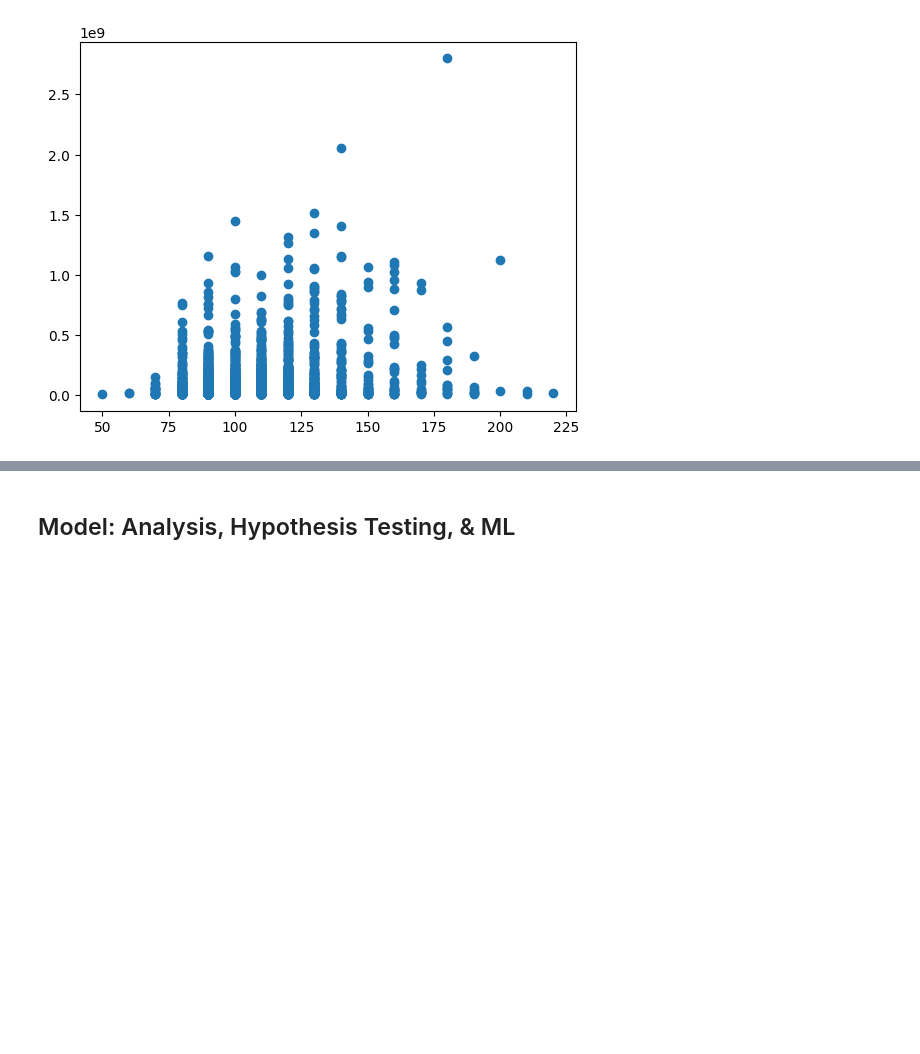
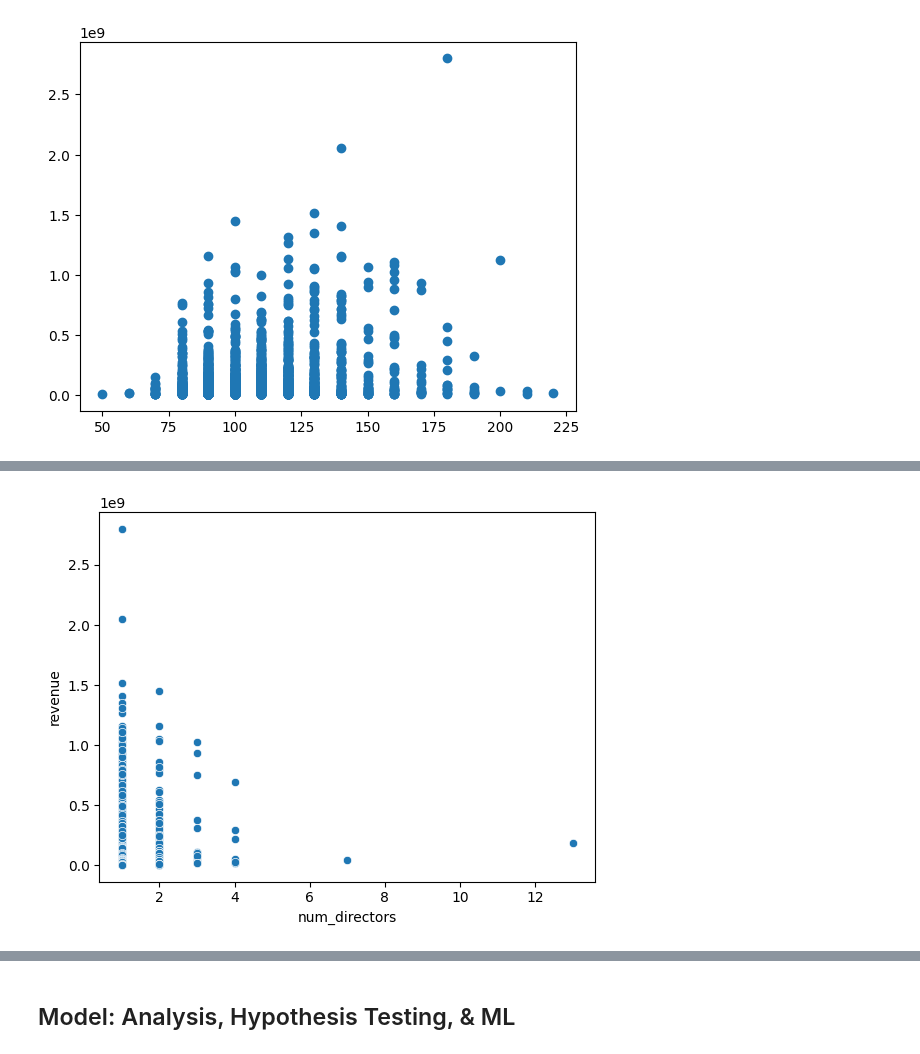
Before and after one commit to cmsc320-gautham-evan-arjun/cmsc320-gautham-evan-arjun.github.io, a Jupyter notebook: finaltutorial.ipynb, the cells around one changed output, grey strips where cells are left out. Drawn from its saved outputs; the diff is of its cells as text; code cells hidden in the pictures; blank space fills up the shorter version.

```diff
--- a/finaltutorial.ipynb
+++ b/finaltutorial.ipynb
@@ -521,0 +610,5 @@ See the caveats in the documentation: https://pandas.pydata.org/pandas-docs/stab
+# %%
+sns.scatterplot(data = movie_df, x = 'num_directors', y = 'revenue')
+plt.show()
+# %% [output]
+[figure, added]
```
Also changed, not shown: parts of 35 cells of this notebook.
